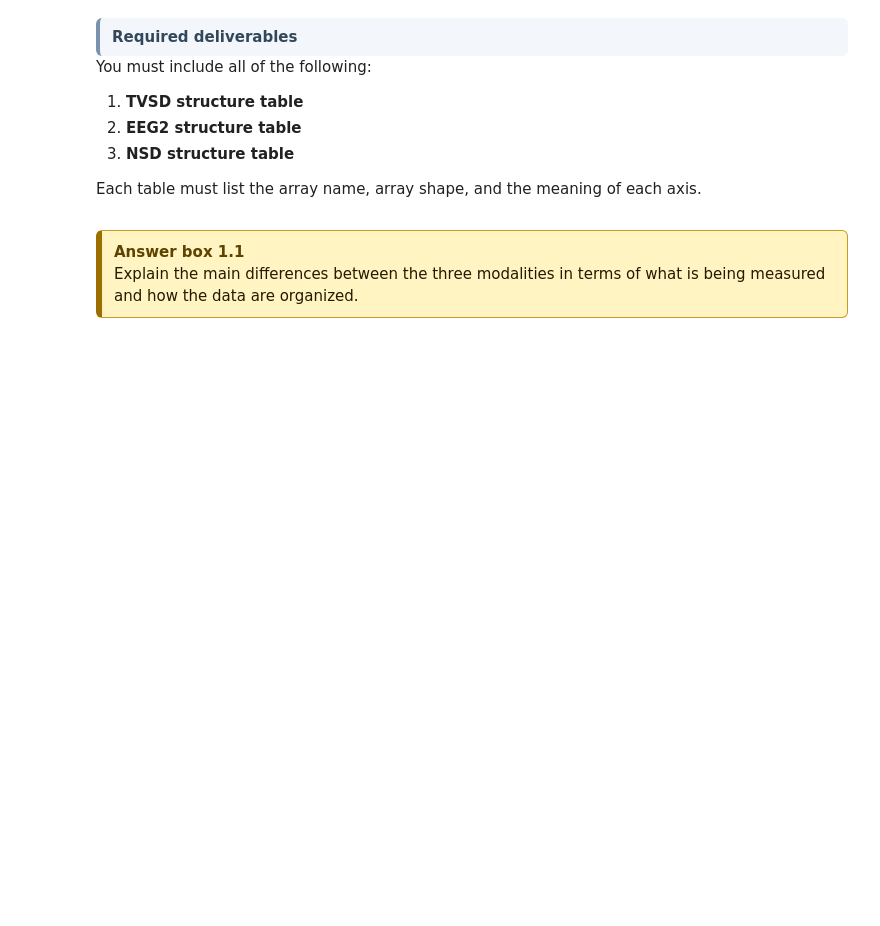
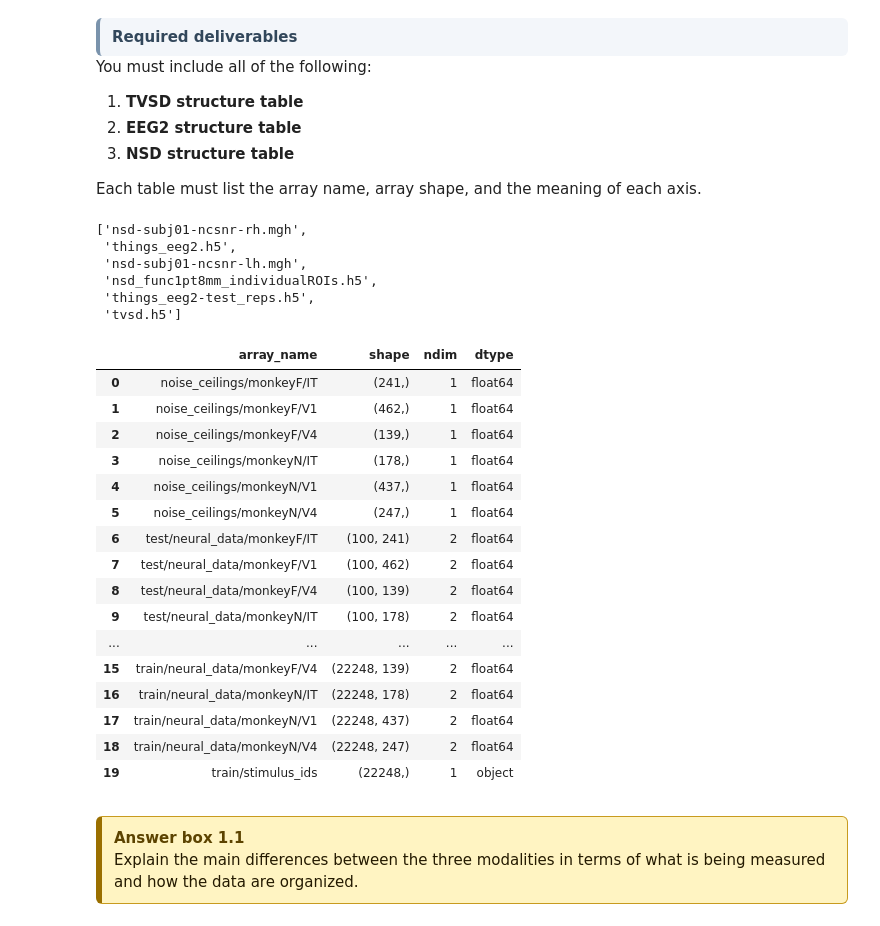
Before and after one commit to Shakikii/Brain-like_Project, a Jupyter notebook: nx414_project_2026.ipynb, the cells around one changed output. Saved outputs shown, nothing was run; the diff lists cells and outputs as text; code cells hidden in the pictures; blank space fills up the shorter version.

```diff
--- a/nx414_project_2026.ipynb
+++ b/nx414_project_2026.ipynb
@@ -374,8 +374,64 @@ You must include all of the following:
 3. **NSD structure table**
 
 Each table must list the array name, array shape, and the meaning of each axis.
+# %%
+import os # check if data exist
+os.listdir("/shared/NX-414/data/")
+# %% [output]
+['nsd-subj01-ncsnr-rh.mgh',
+ 'things_eeg2.h5',
+ 'nsd-subj01-ncsnr-lh.mgh',
+ 'nsd_func1pt8mm_individualROIs.h5',
+ 'things_eeg2-test_reps.h5',
+ 'tvsd.h5']
+# %%
+import h5py
+
+def inspect_h5(path):
+    print(f"\n=== {path} ===")
+    with h5py.File(path, "r") as f:
+        def walk(name, obj):
+            if isinstance(obj, h5py.Dataset):
+                print(f"{name:40s} shape={obj.shape} dtype={obj.dtype}")
+        f.visititems(walk)
+
+def h5_to_table(path):
+    rows = []
+    with h5py.File(path, "r") as f:
+        def walk(name, obj):
+            if isinstance(obj, h5py.Dataset):
+                rows.append({
+                    "array_name": name,
+                    "shape": tuple(obj.shape),
+                    "ndim": len(obj.shape),
+                    "dtype": str(obj.dtype),
+                })
+        f.visititems(walk)
+    return pd.DataFrame(rows).sort_values("array_name").reset_index(drop=True)
 # %%
 # TODO: inspect TVSD
 # TODO: inspect EEG2
 # TODO: inspect NSD
 # TODO: summarize axis meaning
+
+#inspect_h5("/shared/NX-414/data/tvsd.h5")
+tvsd_df = h5_to_table("/shared/NX-414/data/tvsd.h5")
+tvsd_df
+# %% [output]
+|  | array_name | shape | ndim | dtype |
+| 0 | noise_ceilings/monkeyF/IT | (241,) | 1 | float64 |
+| 1 | noise_ceilings/monkeyF/V1 | (462,) | 1 | float64 |
+| 2 | noise_ceilings/monkeyF/V4 | (139,) | 1 | float64 |
+| 3 | noise_ceilings/monkeyN/IT | (178,) | 1 | float64 |
+| 4 | noise_ceilings/monkeyN/V1 | (437,) | 1 | float64 |
+| 5 | noise_ceilings/monkeyN/V4 | (247,) | 1 | float64 |
+| 6 | test/neural_data/monkeyF/IT | (100, 241) | 2 | float64 |
+| 7 | test/neural_data/monkeyF/V1 | (100, 462) | 2 | float64 |
+| 8 | test/neural_data/monkeyF/V4 | (100, 139) | 2 | float64 |
+| 9 | test/neural_data/monkeyN/IT | (100, 178) | 2 | float64 |
+| ... | ... | ... | ... | ... |
+| 15 | train/neural_data/monkeyF/V4 | (22248, 139) | 2 | float64 |
+| 16 | train/neural_data/monkeyN/IT | (22248, 178) | 2 | float64 |
+| 17 | train/neural_data/monkeyN/V1 | (22248, 437) | 2 | float64 |
+| 18 | train/neural_data/monkeyN/V4 | (22248, 247) | 2 | float64 |
+| 19 | train/stimulus_ids | (22248,) | 1 | object |
```
Also changed, not shown: parts of 3 cells of this notebook.
